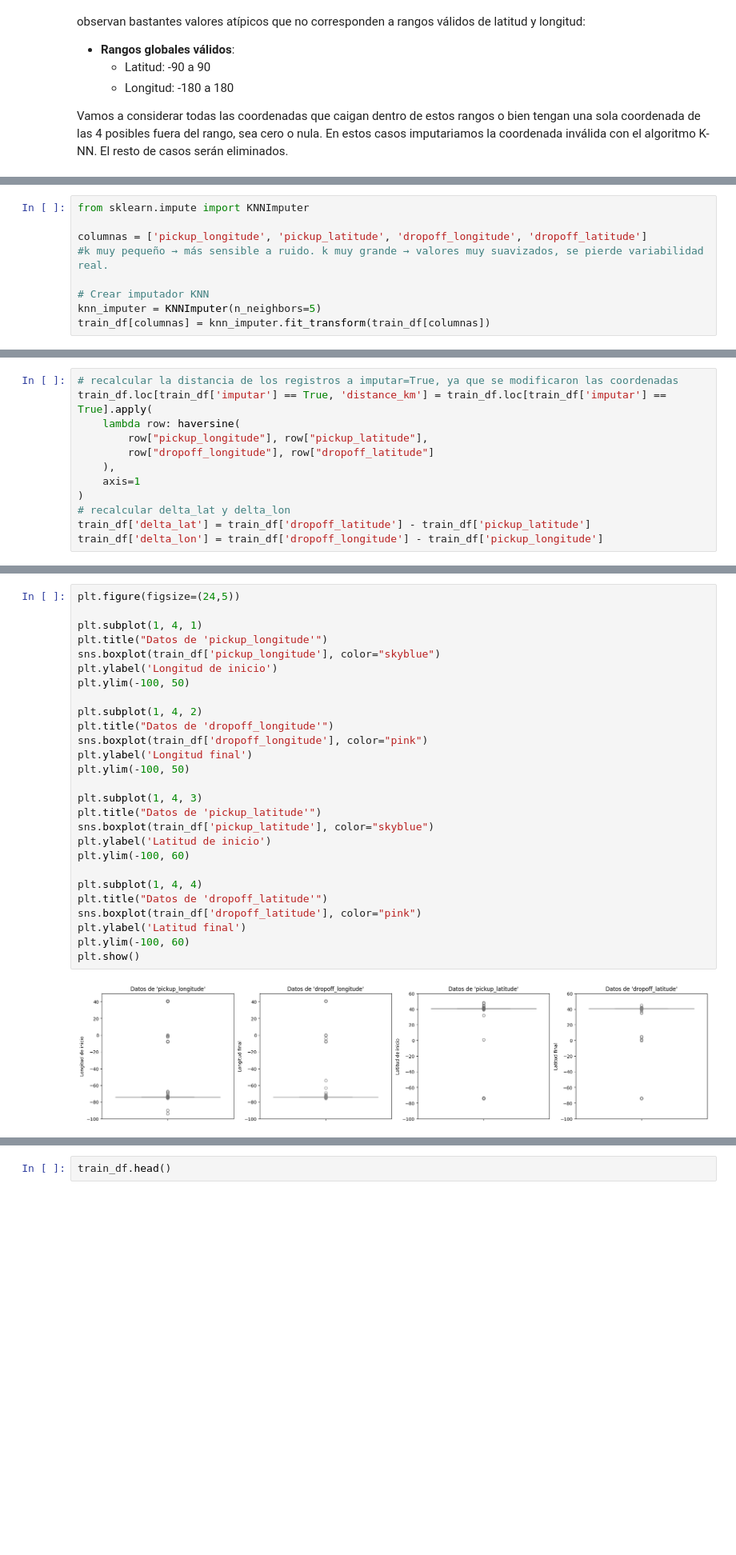
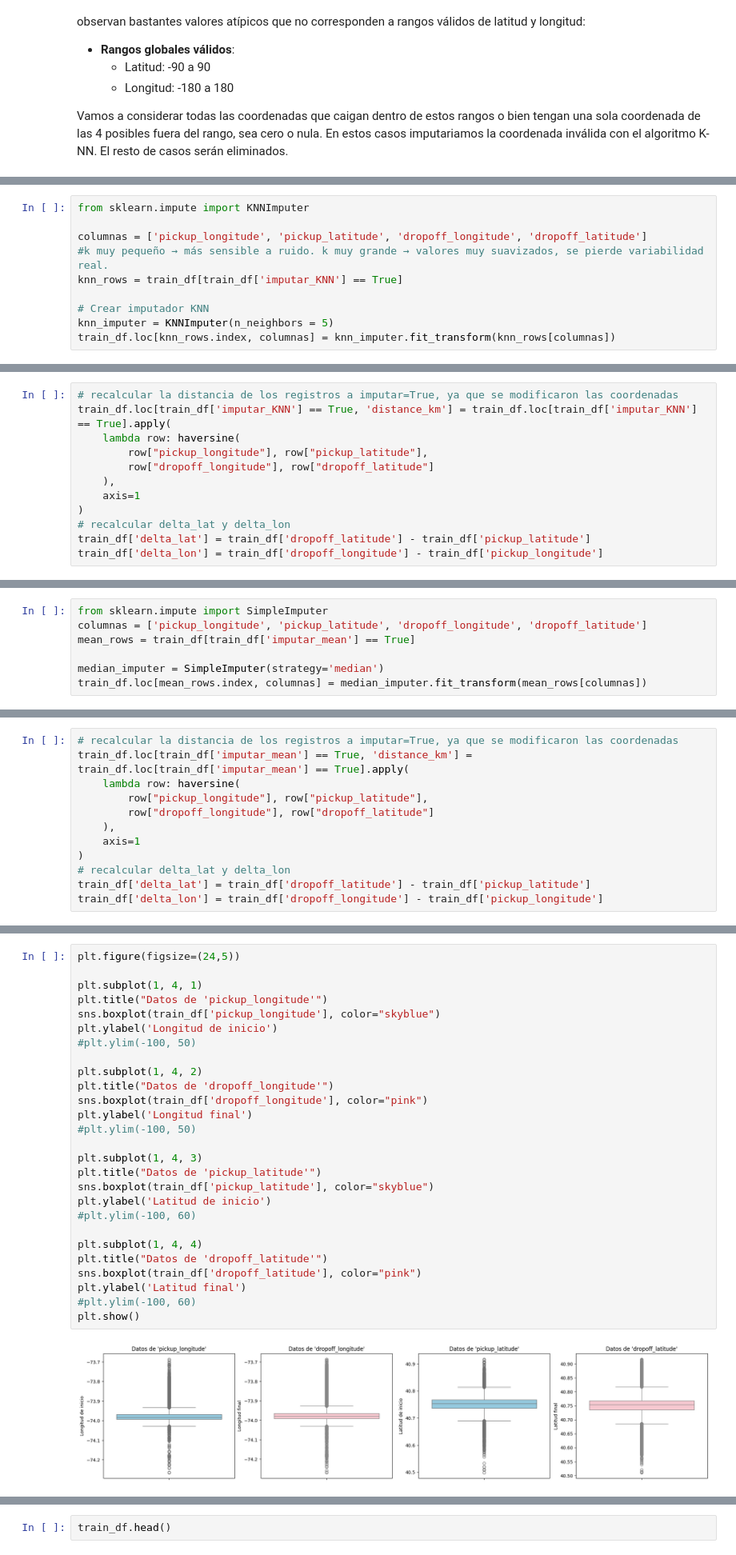
Before and after one commit to CaterinaMartinezD/AA1-TUIA-2025C1-Casado-MartinezDufour, a Jupyter notebook: TP-Regresion-AA1-2025C1.ipynb, the cells around one changed output, grey strips where cells are left out. Shown at 80% size. Saved outputs shown, nothing was run; the diff lists cells and outputs as text; blank space fills up the shorter version.

Commit message:
Arreglo de coordenadas

```diff
--- a/TP-Regresion-AA1-2025C1.ipynb
+++ b/TP-Regresion-AA1-2025C1.ipynb
@@ -279,9 +314,10 @@ from sklearn.impute import KNNImputer
 
 columnas = ['pickup_longitude', 'pickup_latitude', 'dropoff_longitude', 'dropoff_latitude']
 #k muy pequeño → más sensible a ruido. k muy grande → valores muy suavizados, se pierde variabilidad real.
+knn_rows = train_df[train_df['imputar_KNN'] == True]
 
 # Crear imputador KNN
-knn_imputer = KNNImputer(n_neighbors=5)
-train_df[columnas] = knn_imputer.fit_transform(train_df[columnas])
+knn_imputer = KNNImputer(n_neighbors = 5)
+train_df.loc[knn_rows.index, columnas] = knn_imputer.fit_transform(knn_rows[columnas])
 # %%
 #mostrar las filas imputadas
@@ -296,6 +332,6 @@ train_df[train_df['imputar'] == True].head()
 # %%
 # recalcular la distancia de los registros a imputar=True, ya que se modificaron las coordenadas
-train_df.loc[train_df['imputar'] == True, 'distance_km'] = train_df.loc[train_df['imputar'] == True].apply(
+train_df.loc[train_df['imputar_KNN'] == True, 'distance_km'] = train_df.loc[train_df['imputar_KNN'] == True].apply(
     lambda row: haversine(
         row["pickup_longitude"], row["pickup_latitude"],
         row["dropoff_longitude"], row["dropoff_latitude"]
@@ -307,0 +354,7 @@ train_df['delta_lon'] = train_df['dropoff_longitude'] - train_df['pickup_longitu
+# %%
+from sklearn.impute import SimpleImputer
+columnas = ['pickup_longitude', 'pickup_latitude', 'dropoff_longitude', 'dropoff_latitude']
+mean_rows = train_df[train_df['imputar_mean'] == True]
+
+median_imputer = SimpleImputer(strategy='median')
+train_df.loc[mean_rows.index, columnas] = median_imputer.fit_transform(mean_rows[columnas])
@@ -307,0 +371,12 @@ train_df['delta_lon'] = train_df['dropoff_longitude'] - train_df['pickup_longitu
+# %%
+# recalcular la distancia de los registros a imputar=True, ya que se modificaron las coordenadas
+train_df.loc[train_df['imputar_mean'] == True, 'distance_km'] = train_df.loc[train_df['imputar_mean'] == True].apply(
+    lambda row: haversine(
+        row["pickup_longitude"], row["pickup_latitude"],
+        row["dropoff_longitude"], row["dropoff_latitude"]
+    ),
+    axis=1
+)
+# recalcular delta_lat y delta_lon
+train_df['delta_lat'] = train_df['dropoff_latitude'] - train_df['pickup_latitude']
+train_df['delta_lon'] = train_df['dropoff_longitude'] - train_df['pickup_longitude']
@@ -308,32 +393,32 @@ train_df['delta_lon'] = train_df['dropoff_longitude'] - train_df['pickup_longitu
 # %%
 plt.figure(figsize=(24,5))
 
 plt.subplot(1, 4, 1)
 plt.title("Datos de 'pickup_longitude'")
 sns.boxplot(train_df['pickup_longitude'], color="skyblue")
 plt.ylabel('Longitud de inicio')
-plt.ylim(-100, 50)
+#plt.ylim(-100, 50)
 
 plt.subplot(1, 4, 2)
 plt.title("Datos de 'dropoff_longitude'")
 sns.boxplot(train_df['dropoff_longitude'], color="pink")
 plt.ylabel('Longitud final')
-plt.ylim(-100, 50)
+#plt.ylim(-100, 50)
 
 plt.subplot(1, 4, 3)
 plt.title("Datos de 'pickup_latitude'")
 sns.boxplot(train_df['pickup_latitude'], color="skyblue")
 plt.ylabel('Latitud de inicio')
-plt.ylim(-100, 60)
+#plt.ylim(-100, 60)
 
 plt.subplot(1, 4, 4)
 plt.title("Datos de 'dropoff_latitude'")
 sns.boxplot(train_df['dropoff_latitude'], color="pink")
 plt.ylabel('Latitud final')
-plt.ylim(-100, 60)
+#plt.ylim(-100, 60)
 plt.show()
 # %% [output]
-[figure, old version]
+[figure, new version]
 # %%
 # histograma de la distancia en km
 
```
Also changed, not shown: parts of 32 cells of this notebook, 1 other file.
